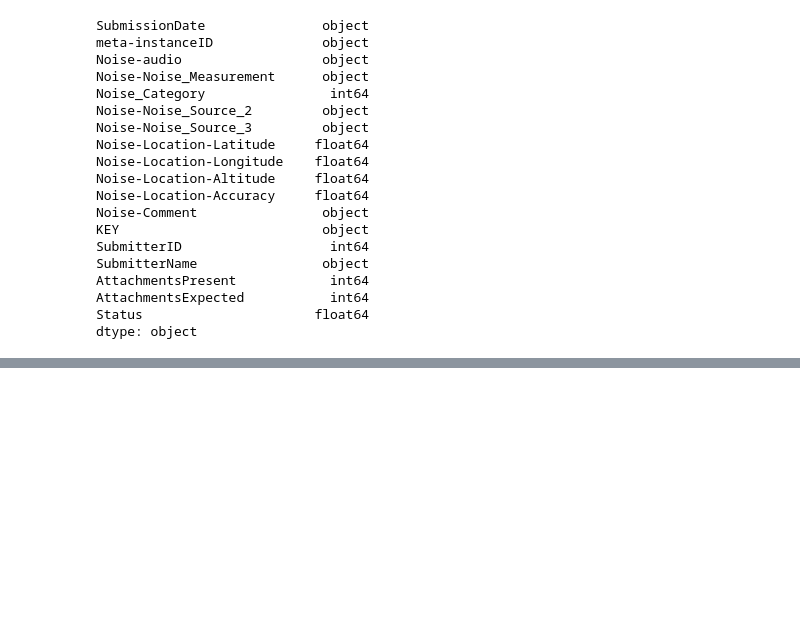
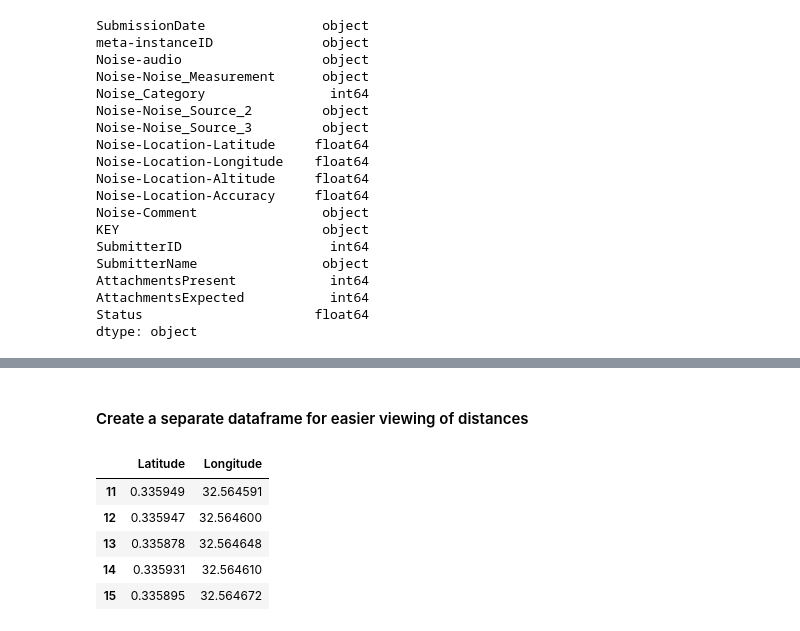
Before and after one commit to NLSanyu/odk-data-pipeline-sample, a Jupyter notebook: notebooks/Exploratory Data Analysis for Noise Pollution.ipynb, the cells around one changed output, grey strips where cells are left out. Drawn from its saved outputs; the diff is of its cells as text; code cells hidden in the pictures; blank space fills up the shorter version.

```diff
--- a/notebooks/Exploratory Data Analysis for Noise Pollution.ipynb
+++ b/notebooks/Exploratory Data Analysis for Noise Pollution.ipynb
@@ -125,0 +136,16 @@ None
+# %% [markdown]
+#### Create a separate dataframe for easier viewing of distances
+# %%
+location_df = pd.DataFrame({
+    "Latitude": category_data["Noise-Location-Latitude"],
+    "Longitude": category_data["Noise-Location-Longitude"]
+})
+
+location_df.head()
+# %% [output]
+|  | Latitude | Longitude |
+| 11 | 0.335949 | 32.564591 |
+| 12 | 0.335947 | 32.564600 |
+| 13 | 0.335878 | 32.564648 |
+| 14 | 0.335931 | 32.564610 |
+| 15 | 0.335895 | 32.564672 |
```
Also changed, not shown: parts of 18 cells of this notebook, 1 other file.
